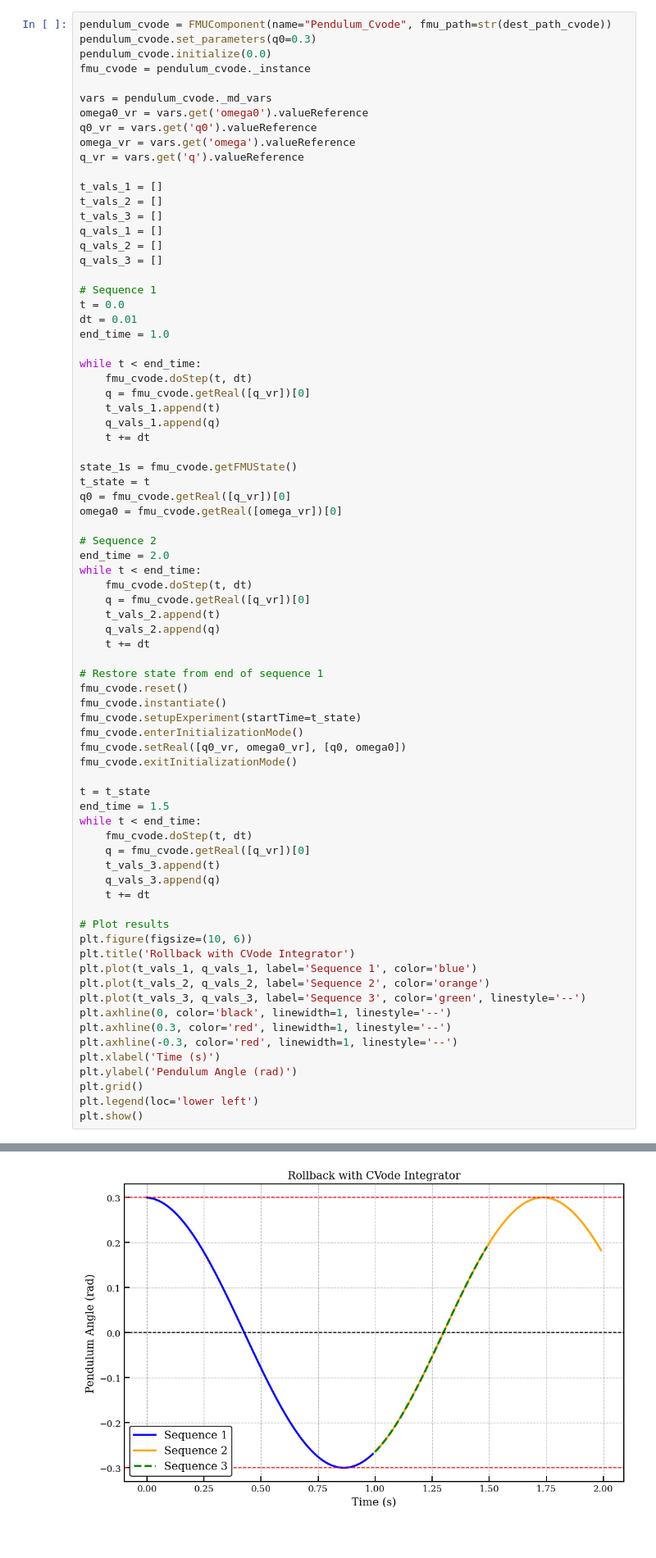
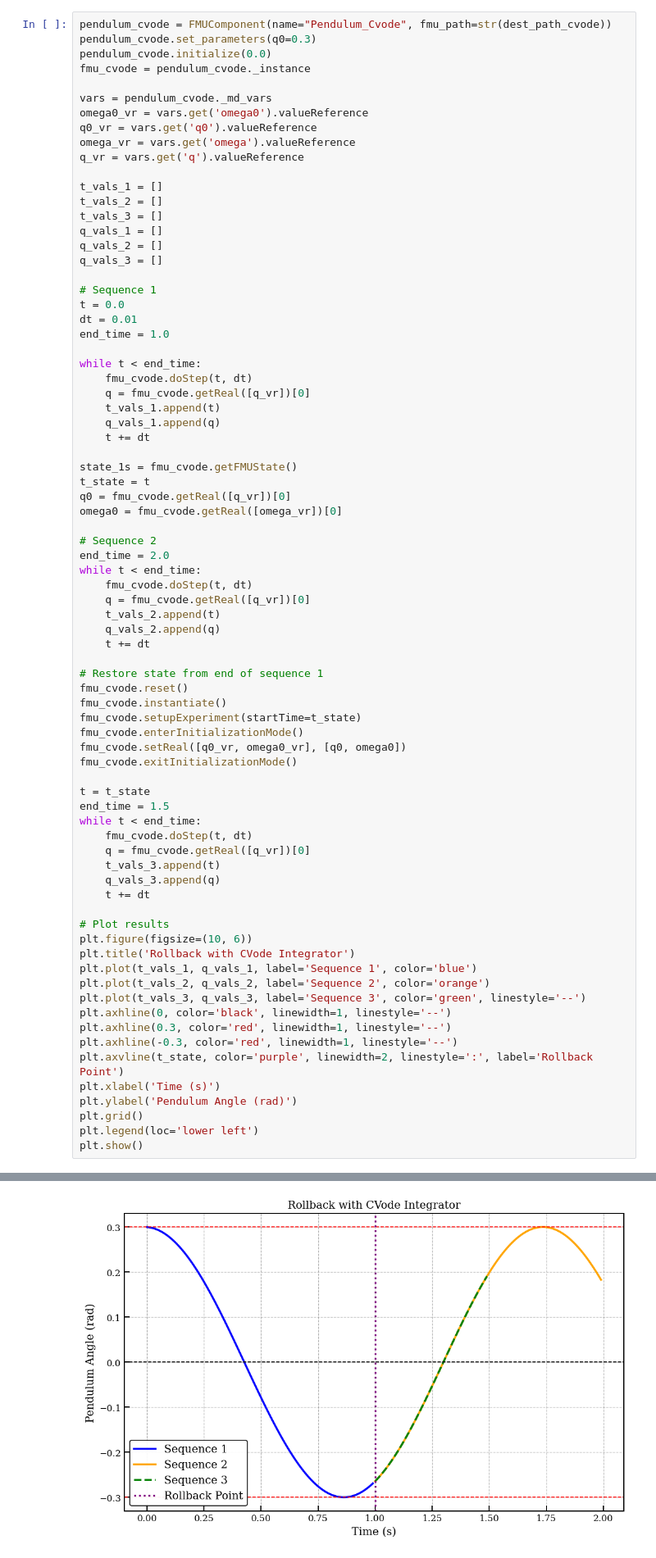
Before and after one commit to FlorianFrech/SystemSimulation, a Jupyter notebook: demos/ControlledPendulum/MyModels/Hybrid/test_0_fmu_rollback.ipynb, the cells around one changed output, grey strips where cells are left out. Shown at 82% size. Saved outputs shown, nothing was run; the diff lists cells and outputs as text.

```diff
--- a/demos/ControlledPendulum/MyModels/Hybrid/test_0_fmu_rollback.ipynb
+++ b/demos/ControlledPendulum/MyModels/Hybrid/test_0_fmu_rollback.ipynb
@@ -219,34 +224,35 @@ plt.figure(figsize=(10, 6))
 plt.title('Rollback with CVode Integrator')
 plt.plot(t_vals_1, q_vals_1, label='Sequence 1', color='blue')
 plt.plot(t_vals_2, q_vals_2, label='Sequence 2', color='orange')
 plt.plot(t_vals_3, q_vals_3, label='Sequence 3', color='green', linestyle='--')
 plt.axhline(0, color='black', linewidth=1, linestyle='--')
 plt.axhline(0.3, color='red', linewidth=1, linestyle='--')
 plt.axhline(-0.3, color='red', linewidth=1, linestyle='--')
+plt.axvline(t_state, color='purple', linewidth=2, linestyle=':', label='Rollback Point')
 plt.xlabel('Time (s)')
 plt.ylabel('Pendulum Angle (rad)')
 plt.grid()
 plt.legend(loc='lower left')
 plt.show()
 # %% [output]
 LOG_SOLVER        | info    | CVODE linear multistep method CV_BDF
 LOG_SOLVER        | info    | CVODE maximum integration order CV_ITER_NEWTON
 LOG_SOLVER        | info    | CVODE use equidistant time grid YES
 LOG_SOLVER        | info    | CVODE Using relative error tolerance 1.000000e-06
 LOG_SOLVER        | info    | CVODE Using dense internal linear solver SUNLinSol_Dense.
 LOG_SOLVER        | info    | CVODE Use internal dense numeric jacobian method.
 LOG_SOLVER        | info    | CVODE uses internal root finding method NO
 LOG_SOLVER        | info    | CVODE maximum absolut step size 0
 LOG_SOLVER        | info    | CVODE initial step size is set automatically
 LOG_SOLVER        | info    | CVODE maximum integration order 5
 LOG_SOLVER        | info    | CVODE maximum number of nonlinear convergence failures permitted during one step 10
 LOG_SOLVER        | info    | CVODE BDF stability limit detection algorithm OFF
 ... (20 lines left out)
 LOG_SOLVER        | info    | CVODE initial step size is set automatically
 LOG_SOLVER        | info    | CVODE maximum integration order 5
 LOG_SOLVER        | info    | CVODE maximum number of nonlinear convergence failures permitted during one step 10
 LOG_SOLVER        | info    | CVODE BDF stability limit detection algorithm OFF
-[figure, old version]
+[figure, new version]
 # %% [markdown]
 - If the FMU is set up with the CVode integrator, the state saving and restoring functionality via `fmu.getFMUState()` and `fmu.setFMUState(state)` is not available
 - The CVode integrator maintains an internal state that cannot be easily manipulated.
```
Also changed, not shown: parts of 2 cells of this notebook, 26 other files.
